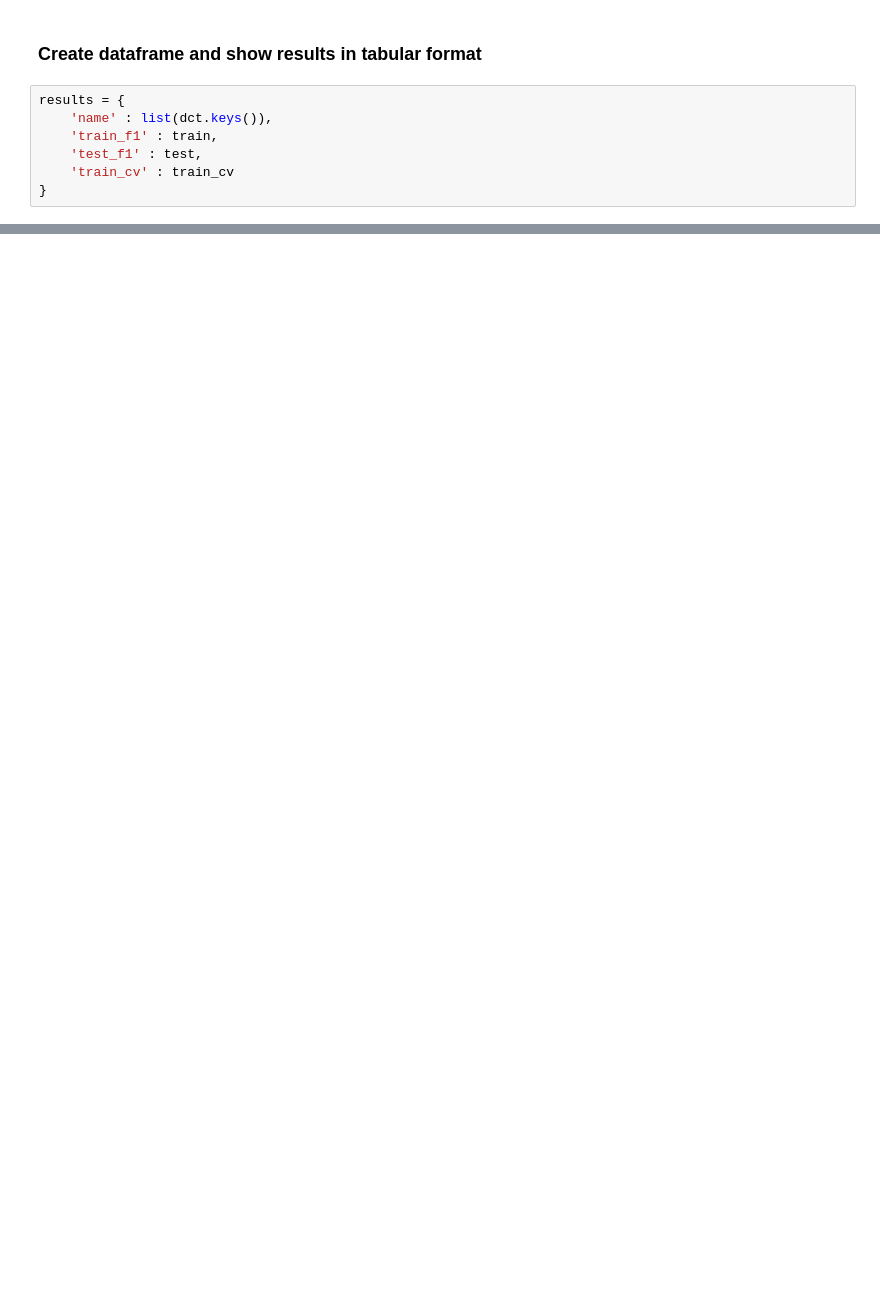
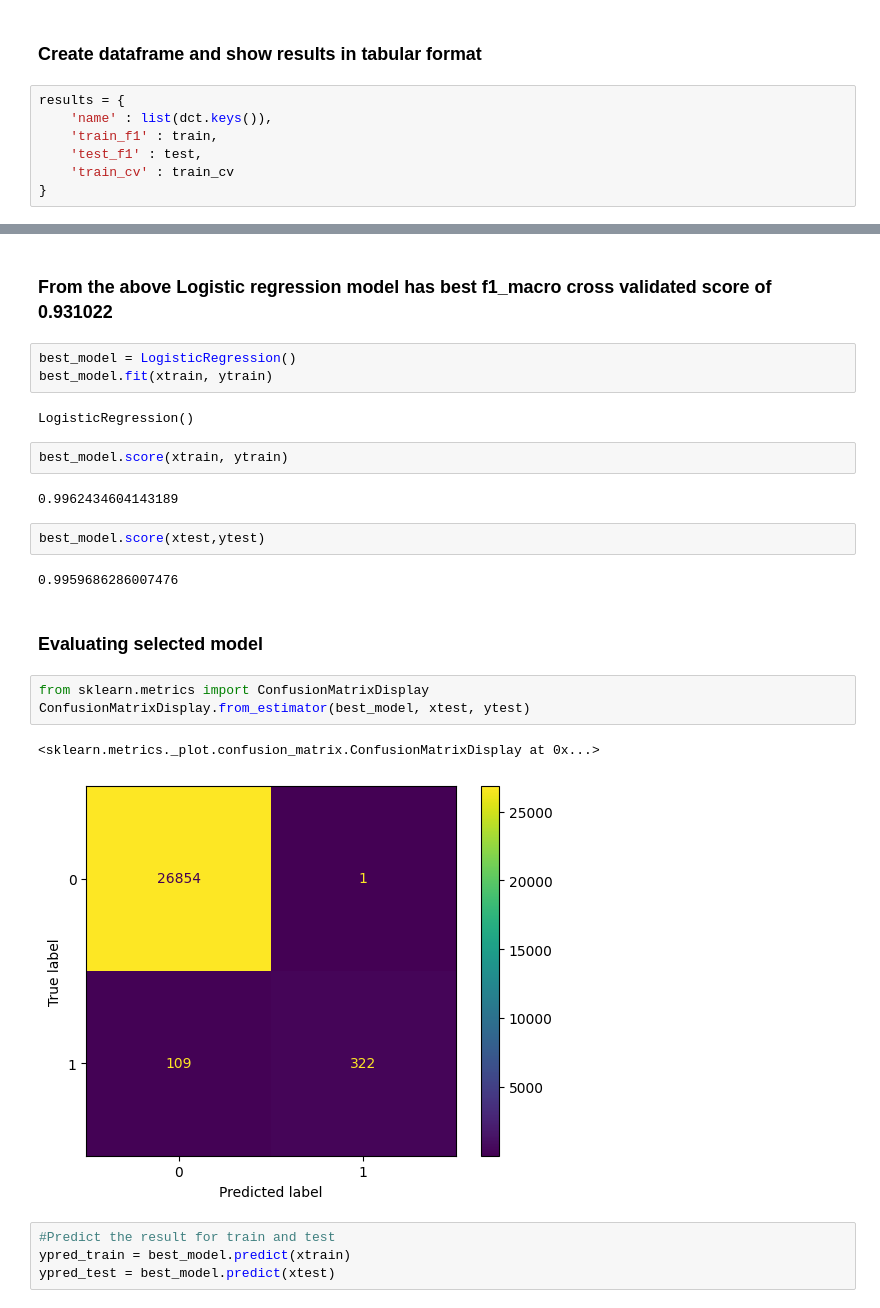
Before and after one commit to vaishaliraut/MLVscode_Demo, a Jupyter notebook: MachineFailurePrediction/MachineFailPredicton.ipynb, the cells around one changed output, grey strips where cells are left out. Saved outputs shown, nothing was run; the diff lists cells and outputs as text; blank space fills up the shorter version.

Commit message:
MachineFailurePrediction

```diff
--- a/MachineFailurePrediction/MachineFailPredicton.ipynb
+++ b/MachineFailurePrediction/MachineFailPredicton.ipynb
@@ -293,0 +307,27 @@ results_df.sort_values(by='train_cv', ascending=False)
+# %% [markdown]
+### From the above Logistic regression model has best f1_macro cross validated score of 0.931022
+# %%
+best_model = LogisticRegression()
+best_model.fit(xtrain, ytrain)
+# %% [output]
+LogisticRegression()
+# %%
+best_model.score(xtrain, ytrain)
+# %% [output]
+0.9962434604143189
+# %%
+best_model.score(xtest,ytest)
+# %% [output]
+0.9959686286007476
+# %% [markdown]
+### Evaluating selected model
+# %%
+from sklearn.metrics import ConfusionMatrixDisplay
+ConfusionMatrixDisplay.from_estimator(best_model, xtest, ytest)
+# %% [output]
+<sklearn.metrics._plot.confusion_matrix.ConfusionMatrixDisplay at 0x...>
+[figure, added]
+# %%
+#Predict the result for train and test
+ypred_train = best_model.predict(xtrain)
+ypred_test = best_model.predict(xtest)
```
Also changed, not shown: parts of 38 cells of this notebook, 3 other files.
